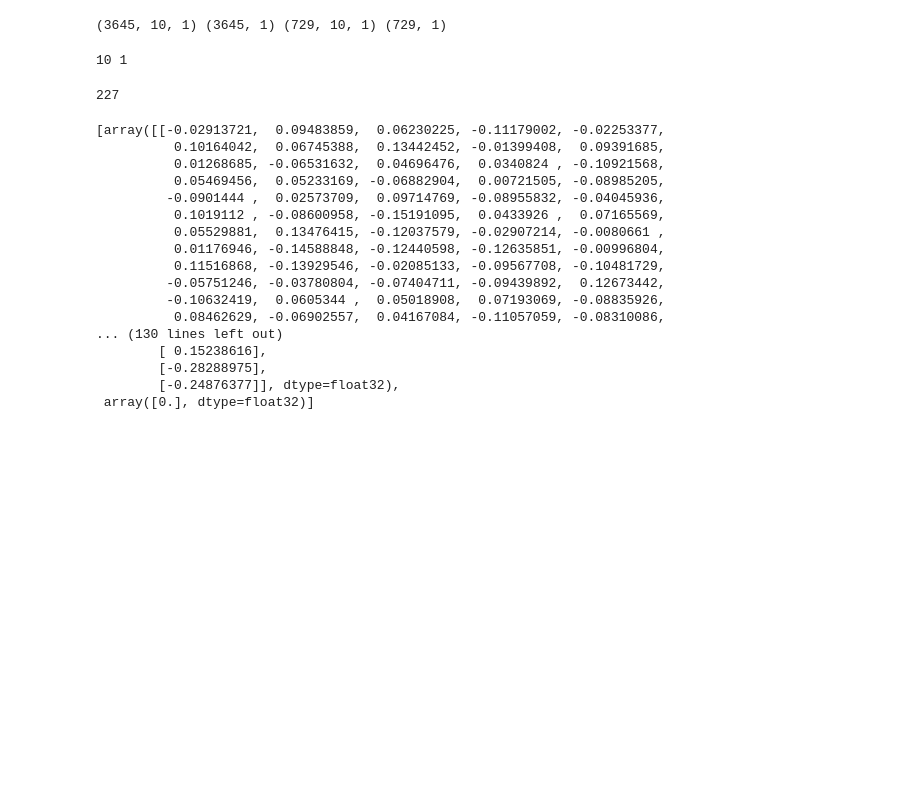
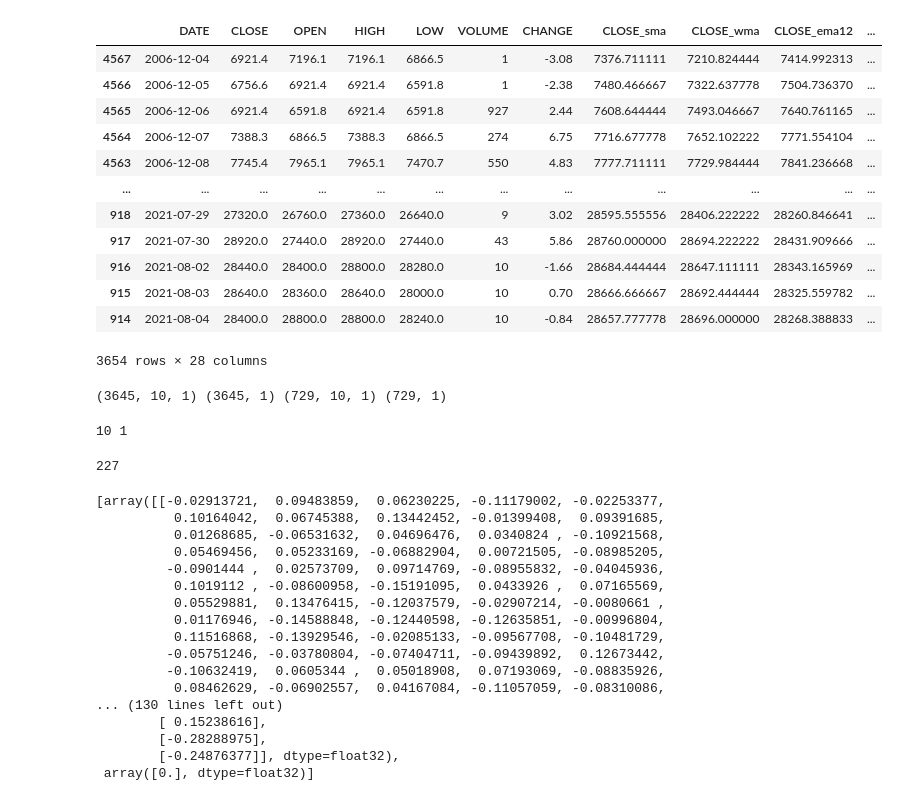
Before and after one commit to youthing1111/Stock-prediction-pipeline, a Jupyter notebook: MLFlow/Untitled-1.ipynb, the cells around one changed output. Saved outputs shown, nothing was run; the diff lists cells and outputs as text; code cells hidden in the pictures; blank space fills up the shorter version.

Commit message:
connect to database and modify training code

```diff
--- a/MLFlow/Untitled-1.ipynb
+++ b/MLFlow/Untitled-1.ipynb
@@ -13,4 +13,5 @@ warnings.filterwarnings("ignore")
 df_original = pd.read_excel('ACB_price.xlsx')
 df_ts = df_original
 df_ts.columns = ['DATE','CLOSE','OPEN','HIGH','LOW','VOLUME','CHANGE']
-df_ts
+df_ts['VOLUME'] = df_ts['VOLUME'].str.split(".").str[0]
+df_ts['VOLUME'] = df_ts['VOLUME'].astype('int')
@@ -81,0 +29,2 @@ plt.show()
+# %%
+df_ts[['CHANGE_diff1','']] = df_ts[df_ts.columns[1:]].diff(1)
@@ -82,8 +141,25 @@ plt.show()
 # %%
-size = int(len(diff_1) * 0.8)
-train, test = diff_1[0:size], diff_1[size:len(diff_1)]
+df = df.sort_values('DATE')
+size = int(len(df) * 0.8)
+train, test = df[0:size], df[size:len(df)]
 size_test = int(len(test) * 0.8)
 valid, oot = test[0:size_test], test[size_test:len(test)]
+# %%
+train
+# %% [output]
+|  | DATE | CLOSE | OPEN | HIGH | LOW | VOLUME | CHANGE | CLOSE_sma | CLOSE_wma | CLOSE_ema12 | ... |
+| 4567 | 2006-12-04 | 6921.4 | 7196.1 | 7196.1 | 6866.5 | 1 | -3.08 | 7376.711111 | 7210.824444 | 7414.992313 | ... |
+| 4566 | 2006-12-05 | 6756.6 | 6921.4 | 6921.4 | 6591.8 | 1 | -2.38 | 7480.466667 | 7322.637778 | 7504.736370 | ... |
+| 4565 | 2006-12-06 | 6921.4 | 6591.8 | 6921.4 | 6591.8 | 927 | 2.44 | 7608.644444 | 7493.046667 | 7640.761165 | ... |
+| 4564 | 2006-12-07 | 7388.3 | 6866.5 | 7388.3 | 6866.5 | 274 | 6.75 | 7716.677778 | 7652.102222 | 7771.554104 | ... |
+| 4563 | 2006-12-08 | 7745.4 | 7965.1 | 7965.1 | 7470.7 | 550 | 4.83 | 7777.711111 | 7729.984444 | 7841.236668 | ... |
+| ... | ... | ... | ... | ... | ... | ... | ... | ... | ... | ... | ... |
+| 918 | 2021-07-29 | 27320.0 | 26760.0 | 27360.0 | 26640.0 | 9 | 3.02 | 28595.555556 | 28406.222222 | 28260.846641 | ... |
+| 917 | 2021-07-30 | 28920.0 | 27440.0 | 28920.0 | 27440.0 | 43 | 5.86 | 28760.000000 | 28694.222222 | 28431.909666 | ... |
+| 916 | 2021-08-02 | 28440.0 | 28400.0 | 28800.0 | 28280.0 | 10 | -1.66 | 28684.444444 | 28647.111111 | 28343.165969 | ... |
+| 915 | 2021-08-03 | 28640.0 | 28360.0 | 28640.0 | 28000.0 | 10 | 0.70 | 28666.666667 | 28692.444444 | 28325.559782 | ... |
+| 914 | 2021-08-04 | 28400.0 | 28800.0 | 28800.0 | 28240.0 | 10 | -0.84 | 28657.777778 | 28696.000000 | 28268.388833 | ... |
+3654 rows × 28 columns
 # %%
 import tensorflow as tf
 from tensorflow.keras.models import Sequential
```
Also changed, not shown: parts of 8 cells of this notebook, 12 other files.
